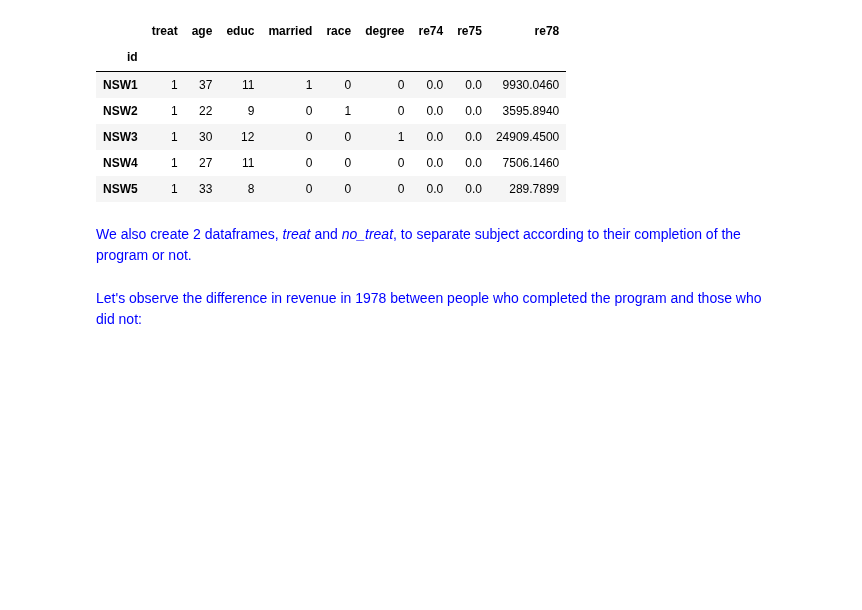
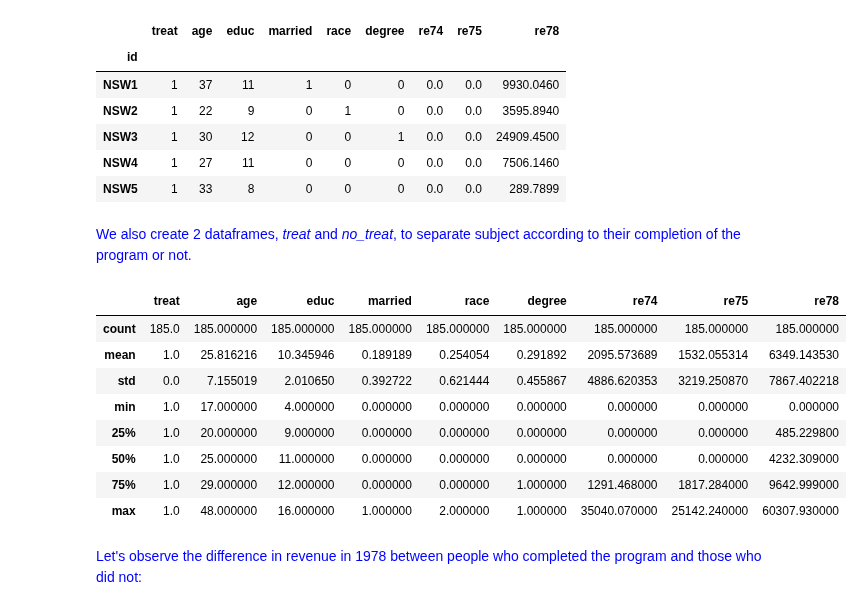
Before and after one commit to mosimann/ADA, a Jupyter notebook: 04 - Applied ML/Homework 4.ipynb, the cells around one changed output. Cells and saved outputs as stored; diff of their text form; code cells hidden in the pictures; blank space fills up the shorter version.

```diff
--- a/04 - Applied ML/Homework 4.ipynb
+++ b/04 - Applied ML/Homework 4.ipynb
@@ -77,6 +80,17 @@ lalonde.head()
 # %%
 treat = lalonde[lalonde['treat']==1]     #only people who completed the program
 no_treat = lalonde[lalonde['treat']==0]
+treat.describe()
+# %% [output]
+|  | treat | age | educ | married | race | degree | re74 | re75 | re78 |
+| count | 185.0 | 185.000000 | 185.000000 | 185.000000 | 185.000000 | 185.000000 | 185.000000 | 185.000000 | 185.000000 |
+| mean | 1.0 | 25.816216 | 10.345946 | 0.189189 | 0.254054 | 0.291892 | 2095.573689 | 1532.055314 | 6349.143530 |
+| std | 0.0 | 7.155019 | 2.010650 | 0.392722 | 0.621444 | 0.455867 | 4886.620353 | 3219.250870 | 7867.402218 |
+| min | 1.0 | 17.000000 | 4.000000 | 0.000000 | 0.000000 | 0.000000 | 0.000000 | 0.000000 | 0.000000 |
+| 25% | 1.0 | 20.000000 | 9.000000 | 0.000000 | 0.000000 | 0.000000 | 0.000000 | 0.000000 | 485.229800 |
+| 50% | 1.0 | 25.000000 | 11.000000 | 0.000000 | 0.000000 | 0.000000 | 0.000000 | 0.000000 | 4232.309000 |
+| 75% | 1.0 | 29.000000 | 12.000000 | 0.000000 | 0.000000 | 1.000000 | 1291.468000 | 1817.284000 | 9642.999000 |
+| max | 1.0 | 48.000000 | 16.000000 | 1.000000 | 2.000000 | 1.000000 | 35040.070000 | 25142.240000 | 60307.930000 |
 # %% [markdown]
 <span style="color:blue">Let's observe the difference in revenue in 1978 between people who completed the program and those who did not:
 # %%
```
Also changed, not shown: parts of 11 cells of this notebook.
